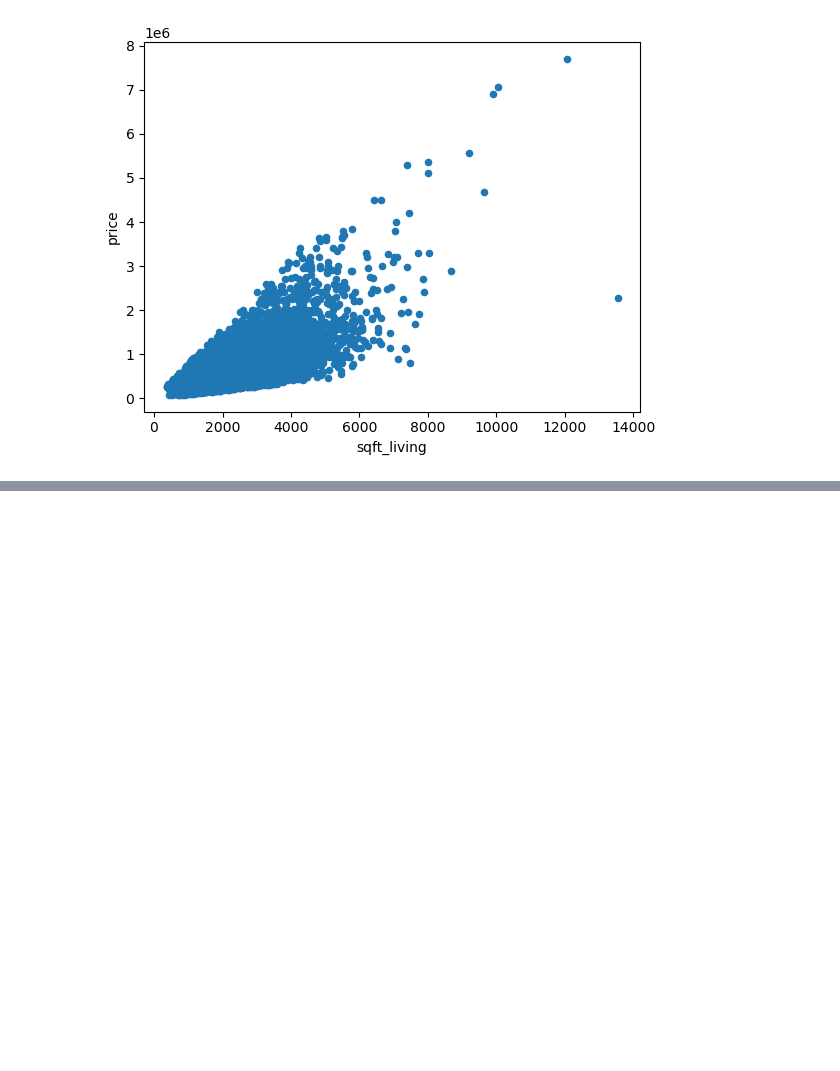
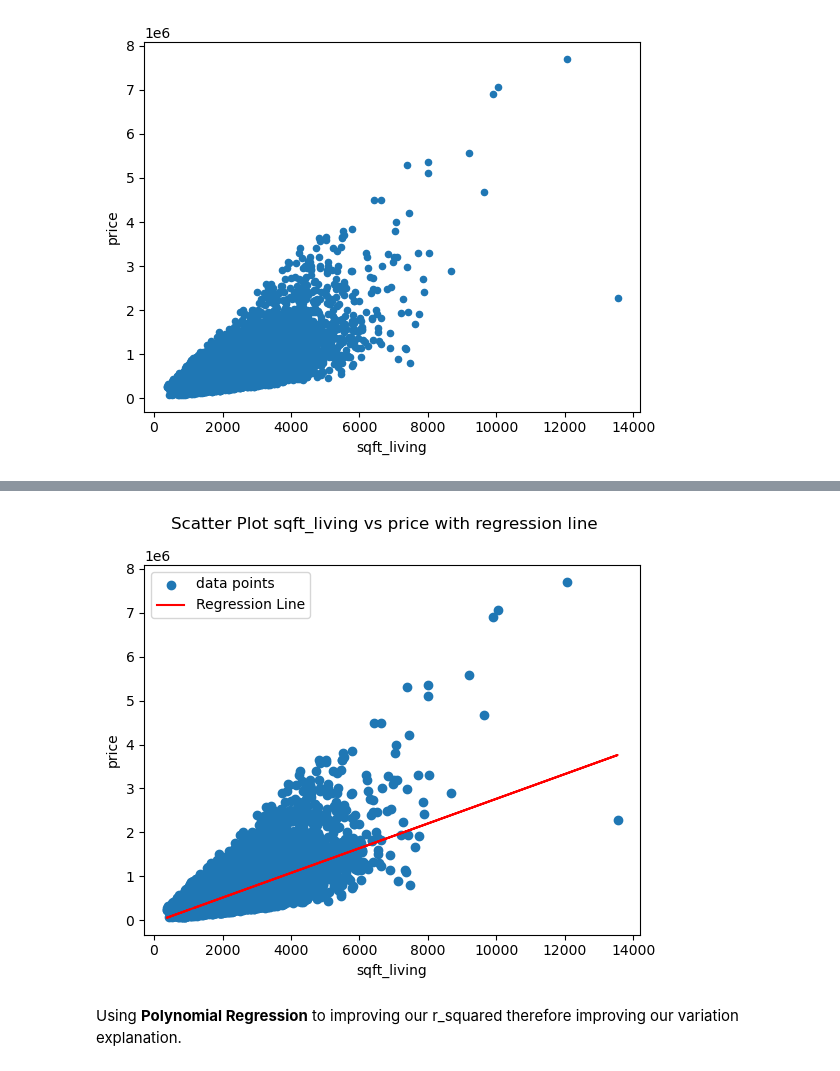
Before and after one commit to mauricenjogu/phase_2_project, a Jupyter notebook: Untitled.ipynb, the cells around one changed output, grey strips where cells are left out. Saved outputs shown, nothing was run; the diff lists cells and outputs as text; code cells hidden in the pictures; blank space fills up the shorter version.

```diff
--- a/Untitled.ipynb
+++ b/Untitled.ipynb
@@ -318,0 +248,17 @@ strong multicollinearity or other numerical problems.
+# %%
+#a view of our data points with the regression line
+#plotting scatter
+fig, ax = plt.subplots();
+plt.scatter(selected_data['sqft_living'],selected_data['price'],label='data points')
+#plotting the regresssion line
+price=281*(selected_data['sqft_living'])-43989
+ax.plot(selected_data['sqft_living'], price, label="Regression Line",color='red')
+#labeling
+ax.set_xlabel('sqft_living')
+ax.set_ylabel('price')
+fig.suptitle("Scatter Plot sqft_living vs price with regression line")
+ax.legend();
+# %% [output]
+[figure, added]
+# %% [markdown]
+Using **Polynomial Regression** to improving our r_squared therefore improving our variation explanation.
```
Also changed, not shown: parts of 17 cells of this notebook.
